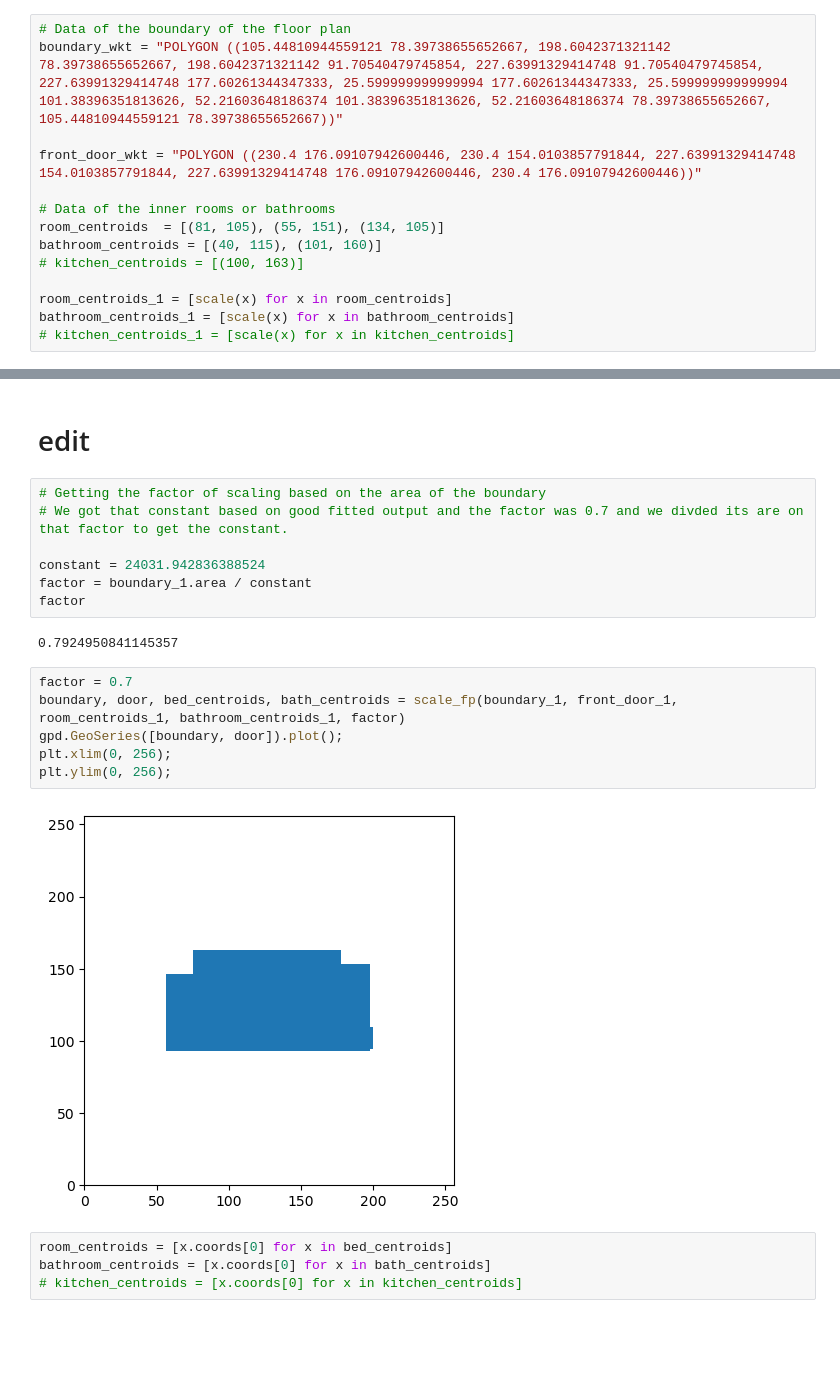
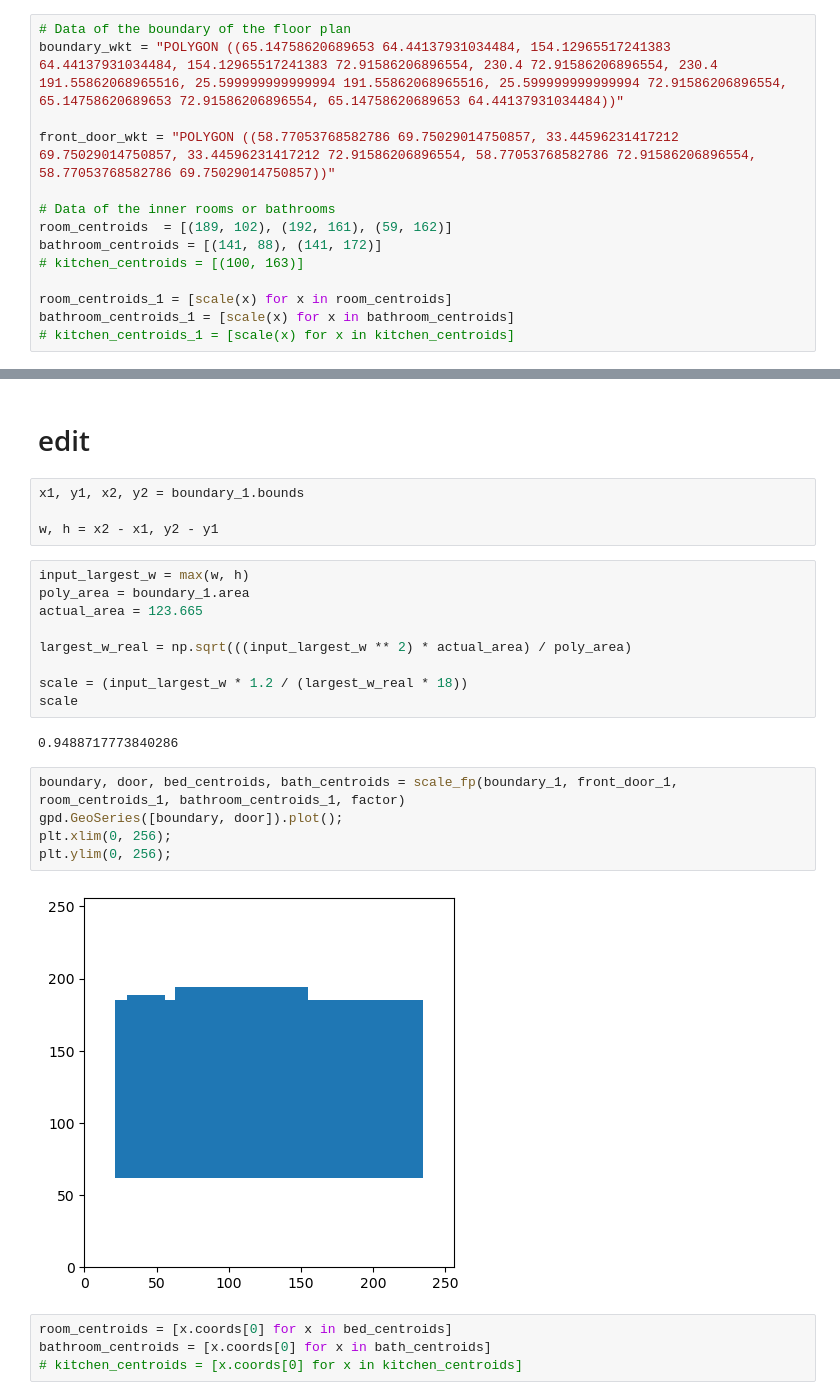
Before and after one commit to mo7amed7assan1911/Floor_Plan_Generation_using_GNNs, a Jupyter notebook: User_constrains_to_floor_plan.ipynb, the cells around one changed output, grey strips where cells are left out. Drawn from its saved outputs; the diff is of its cells as text; blank space fills up the shorter version.

Commit message:
Trying to get the best scale as used in RPlan

```diff
--- a/User_constrains_to_floor_plan.ipynb
+++ b/User_constrains_to_floor_plan.ipynb
@@ -276,13 +276,13 @@ def scale(x):
     return aff.scale(x, xfact=1, yfact=-1, origin=(128, 128))
 # %%
 # Data of the boundary of the floor plan
-boundary_wkt = "POLYGON ((105.44810944559121 78.39738655652667, 198.6042371321142 78.39738655652667, 198.6042371321142 91.70540479745854, 227.63991329414748 91.70540479745854, 227.63991329414748 177.60261344347333, 25.599999999999994 177.60261344347333, 25.599999999999994 101.38396351813626, 52.21603648186374 101.38396351813626, 52.21603648186374 78.39738655652667, 105.44810944559121 78.39738655652667))"
+boundary_wkt = "POLYGON ((65.14758620689653 64.44137931034484, 154.12965517241383 64.44137931034484, 154.12965517241383 72.91586206896554, 230.4 72.91586206896554, 230.4 191.55862068965516, 25.599999999999994 191.55862068965516, 25.599999999999994 72.91586206896554, 65.14758620689653 72.91586206896554, 65.14758620689653 64.44137931034484))"
 
-front_door_wkt = "POLYGON ((230.4 176.09107942600446, 230.4 154.0103857791844, 227.63991329414748 154.0103857791844, 227.63991329414748 176.09107942600446, 230.4 176.09107942600446))"
+front_door_wkt = "POLYGON ((58.77053768582786 69.75029014750857, 33.44596231417212 69.75029014750857, 33.44596231417212 72.91586206896554, 58.77053768582786 72.91586206896554, 58.77053768582786 69.75029014750857))"
 
 # Data of the inner rooms or bathrooms
-room_centroids  = [(81, 105), (55, 151), (134, 105)]
-bathroom_centroids = [(40, 115), (101, 160)]
+room_centroids  = [(189, 102), (192, 161), (59, 162)]
+bathroom_centroids = [(141, 88), (141, 172)]
 # kitchen_centroids = [(100, 163)]
 
 room_centroids_1 = [scale(x) for x in room_centroids]
@@ -311,22 +311,27 @@ plt.ylim(0, 256);
 # %% [markdown]
 # edit
-# %%
-# Getting the factor of scaling based on the area of the boundary
-# We got that constant based on good fitted output and the factor was 0.7 and we divded its are on that factor to get the constant.
-
-constant = 24031.942836388524
-factor = boundary_1.area / constant
-factor
-# %% [output]
-0.7924950841145357
+# %%
+x1, y1, x2, y2 = boundary_1.bounds
+
+w, h = x2 - x1, y2 - y1
+# %%
+input_largest_w = max(w, h)
+poly_area = boundary_1.area
+actual_area = 123.665
+
+largest_w_real = np.sqrt(((input_largest_w ** 2) * actual_area) / poly_area)
+
+scale = (input_largest_w * 1.2 / (largest_w_real * 18))
+scale
+# %% [output]
+0.9488717773840286
 # %%
-factor = 0.7
 boundary, door, bed_centroids, bath_centroids = scale_fp(boundary_1, front_door_1, room_centroids_1, bathroom_centroids_1, factor)
 gpd.GeoSeries([boundary, door]).plot();
 plt.xlim(0, 256);
 plt.ylim(0, 256);
 # %% [output]
-[figure, old version]
+[figure, new version]
 # %%
 room_centroids = [x.coords[0] for x in bed_centroids]
 bathroom_centroids = [x.coords[0] for x in bath_centroids]
```
Also changed, not shown: parts of 6 cells of this notebook.
